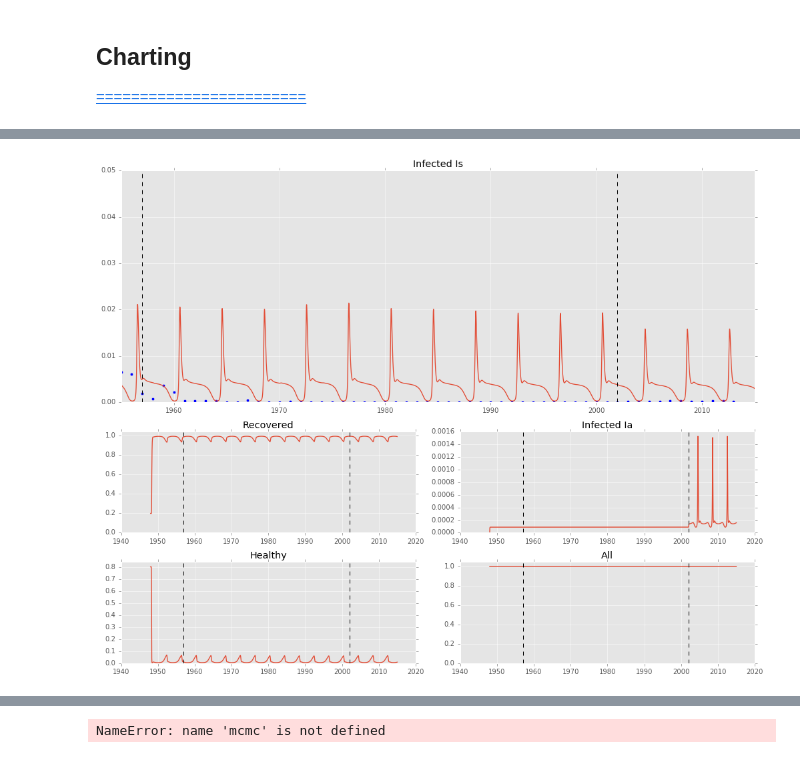
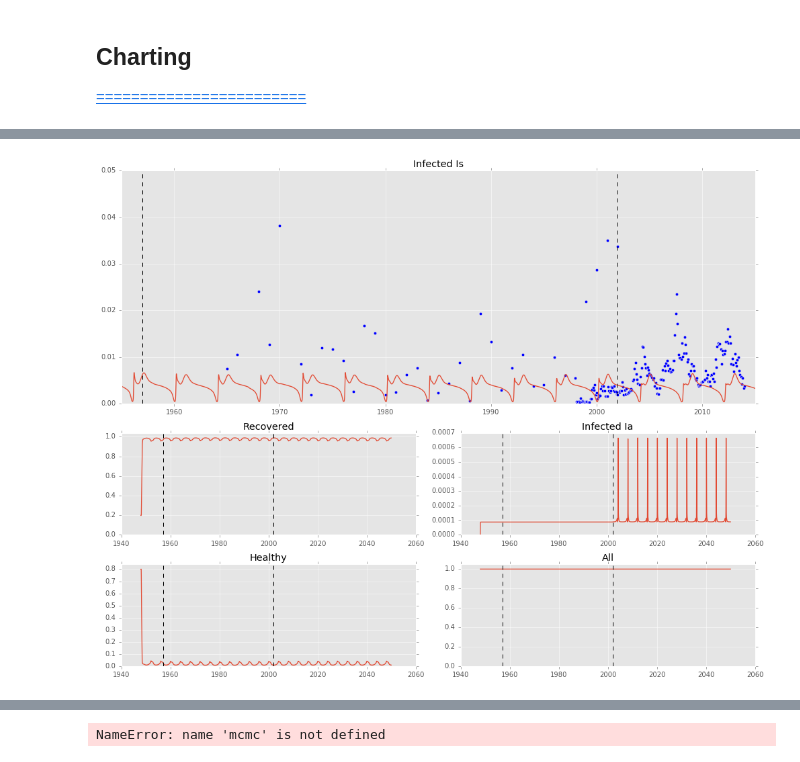
Before and after one commit to DeanLa/pertussis_model, a Jupyter notebook: hetro_new.ipynb, the cells around one changed output, grey strips where cells are left out. Cells and saved outputs as stored; diff of their text form; code cells hidden in the pictures.

Commit message:
sanity check for the model.

```diff
--- a/hetro_new.ipynb
+++ b/hetro_new.ipynb
@@ -37,7 +50,7 @@ from pertussis import *
 # %%
 # # Initial Parameters
 r_start = 1948
-r_end = 2015
+r_end = 2050
 step = 1 / N
 t_end = expand_time(r_end, start=r_start, step=step)
 t_start = expand_time(r_start, start = r_start, step=step)
@@ -72,27 +125,36 @@ t_end
 # %%
 # Show mean values fit
-death = 65
 state_0 = collect_state0(S0=0.8, Is0=1e-3, death=100)
 state_0 = pack_flat(state_0)
-cut98 = expand_time(1998, r_start)
 
+_o = lambda f,s: np.ones(s)*f
 
-# d = 1.0 ** np.arange(0, 300, 1) * N / death
-d = get_delta()
+f1,f2,f3 = 15.1,1.5,0.1
+s1,s2 = 4,3
+s3 = J-s1-s2
 
+f = np.concatenate([_o(f1,s1),_o(f2,s2),_o(f3,s3)])
+print (f)
 # Run ODEs
 RES = odeint(hetro_model, state_0, t_range,
-             args=(4, 2, np.ones(11)*0.3, 1, d ))
+             args=(4, 2, f, 1, d ))
 
 # Prepare results
 x = reduce_time(t_range, start=1948, step=step)
 y = unpack(RES.T, *unpack_values)
-ys = sum([a for a in y]).T
-model98 = ys[cut98]
+
+# Sum by Age
+y_age = sum([a for a in y]).T
+# print (y_age)
+model98 = y_age[cut98]
+
 h = sum([i for i in y[:3]])
 all_compartments = sum([i for i in y])
 y.append(h)
 y.append(all_compartments)
-print (ys[0])
-print (ys[cut98])
+
+# Prepare sick people
+sick = y[3]
+sick = np.apply_along_axis(reduce_year, 1, y[3])[:,1998 - r_start:2014 - r_start]
+model_cases = sick.mean(axis=1)
 # %% [output]
@@ -150,10 +187,0 @@ plt.plot(months,data)
-# %%
-# # Data
-# data = np.genfromtxt('./data/yearly.csv', delimiter=',', skip_header=1)[:, 1]
-
-# years = np.genfromtxt('./data/yearly.csv', delimiter=',', skip_header=1)[:, 0]
-data_years, years = cases_yearly()
-data_years /= 1e5
-
-data_months, months = cases_monthly()
-data_months /= 1e5
@@ -218,7 +239,7 @@ def sim(o=o, p=p, f=f, z=z):
 # %%
 @pm.deterministic
 def mu1(sim=sim):
-    res = reduce_year(sim[3].sum(axis=0))[1951 - t_start:2014 - t_start]
+    res = reduce_year(sim[3].sum(axis=0))[1951 - r_start:2014 - r_start]
     return res
 
 # @pm.deterministic
@@ -303,12 +322,14 @@ plt.show()
 # %%
 fig, ax = draw_model(x, y[3:], ["Infected Is", "Infected Ia", "Recovered", "Healthy", "All"], split=0, collapse=True)
 plt.tight_layout()
 ax[0].scatter(years, data_years)
+ax[0].scatter(months, data_months)
+
 ax[0].set_xlim(1955, 2015)
 ax[0].set_ylim(0, 0.05)
 plt.show()
 # %% [output]
-[figure, old version]
+[figure, new version]
 # %%
 fig2, ax2 = draw_model(x, y[0:3], ["Susceptible", "Vaccinated ap", "Vaccinated wp"], split=False, collapse=False)
 plt.tight_layout()
```
Also changed, not shown: parts of 26 cells of this notebook, 15 other files.
